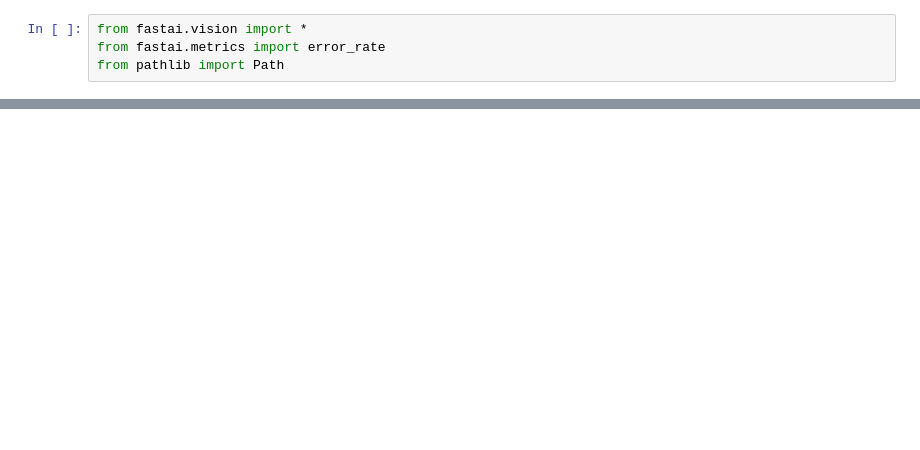
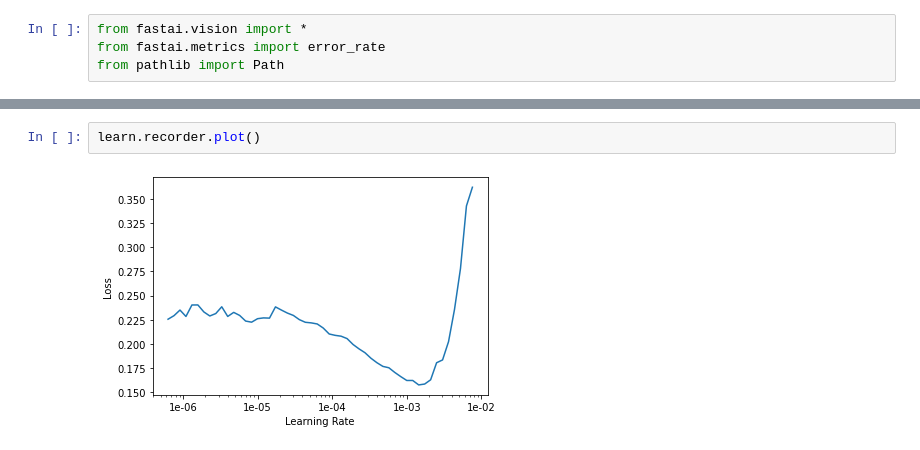
Before and after one commit to AndAmir/Seefood-Model, a Jupyter notebook: Seefood_Model.ipynb, the cells around one changed output, grey strips where cells are left out. Saved outputs shown, nothing was run; the diff lists cells and outputs as text; blank space fills up the shorter version.

```diff
--- a/Seefood_Model.ipynb
+++ b/Seefood_Model.ipynb
@@ -11,0 +72,4 @@ from pathlib import Path
+# %%
+learn.recorder.plot()
+# %% [output]
+[figure, added]
```
Also changed, not shown: parts of 18 cells of this notebook.
